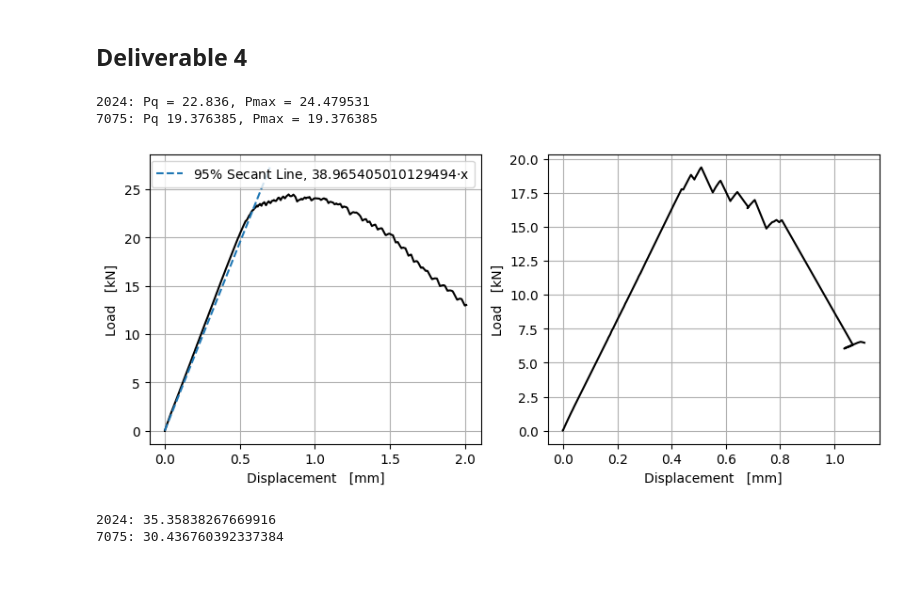
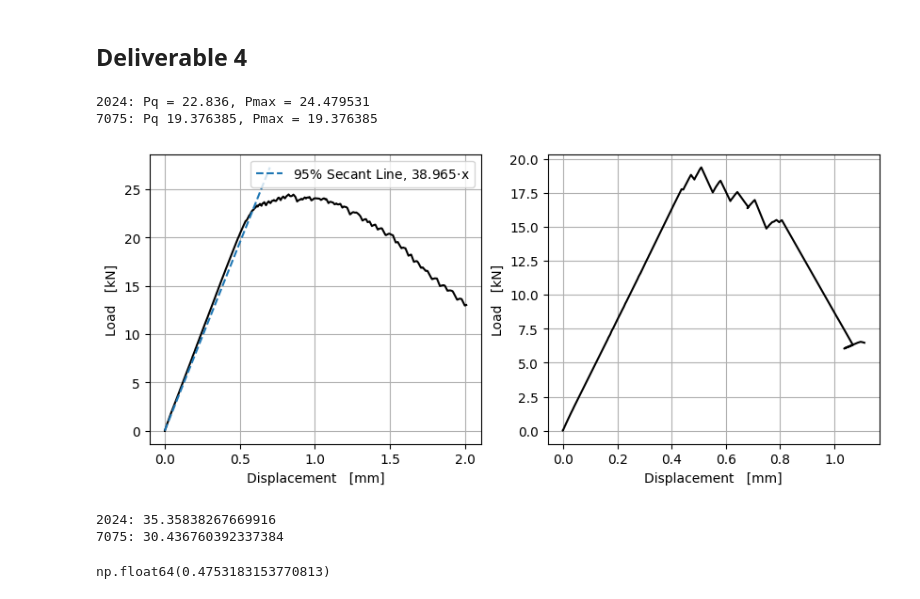
Before and after one commit to nglaser3/NPRE432_Materials, a Jupyter notebook: Lab6/Untitled.ipynb, the cells around one changed output. Drawn from its saved outputs; the diff is of its cells as text; code cells hidden in the pictures.

```diff
--- a/Lab6/Untitled.ipynb
+++ b/Lab6/Untitled.ipynb
@@ -154,34 +154,34 @@ PMMA at BW & 43.921 & 3078.368 & 13.16 \\
 # %%
 _7075 = pd.read_csv('data/7075.txt',sep='\t',header=1)
 _2024 = pd.read_csv('data/2024.txt',sep='\t',header=1)
 D = {'2024':{'disp':np.array(_2024['CTOD mm']), 'load':np.array(_2024['LOAD kn'])},
      '7075':{'disp':np.array(_7075['CTOD mm']), 'load':np.array(_7075['LOAD kn'])}}
 
 plot_keys = [key for key in D.keys()]
 fig, ax  = plt.subplot_mosaic([plot_keys],figsize = (10,4))
 
 for mat in plot_keys:
     x,y = D[mat]['disp'],D[mat]['load']
     ax[mat].plot(x,y,color ='k')
     if mat == '2024':
         m = sp.stats.linregress(x[150:250],y[150:250]).slope
         _x = np.linspace(0,.7,1000)
-        ax[mat].plot(_x,_x*m*.95,'--',label = f'95% Secant Line, {m*.95}$\cdot$x')
+        ax[mat].plot(_x,_x*m*.95,'--',label = f'95% Secant Line: {np.around(m*.95,3)}$\cdot$x')
         ax[mat].legend(loc='upper right')
         pq2024 = 22.836
         print(f'2024: Pq = {pq2024}, Pmax = {max(y)}')
     if mat == '7075':
         pq7075 = np.max(y)
         print(f'7075: Pq {pq7075}, Pmax = {pq7075}')
     ax[mat].grid(visible=True)
     ax[mat].set_xlabel('Displacement   [mm]')
     ax[mat].set_ylabel('Load   [kN]')
 
 fig.savefig('plots/q4.png',dpi=600)
 # %% [output]
 2024: Pq = 22.836, Pmax = 24.479531
 7075: Pq 19.376385, Pmax = 19.376385
-[figure, old version]
+[figure, new version]
 # %%
 zav2024 = np.average([26.66,26.43,26.93,27.47,26.69,27.22])*1e-3
 zav7075 = np.average([26.52,25.98,26.92,27.78,26.07,27.44])*1e-3
@@ -203,3 +203,7 @@ print(f'7075: {k17075}')
 # %% [output]
 2024: 35.35838267669916
 7075: 30.436760392337384
+# %%
+a7075 / W7075
+# %% [output]
+np.float64(0.4753183153770813)
```
Also changed, not shown: 15 other files.
